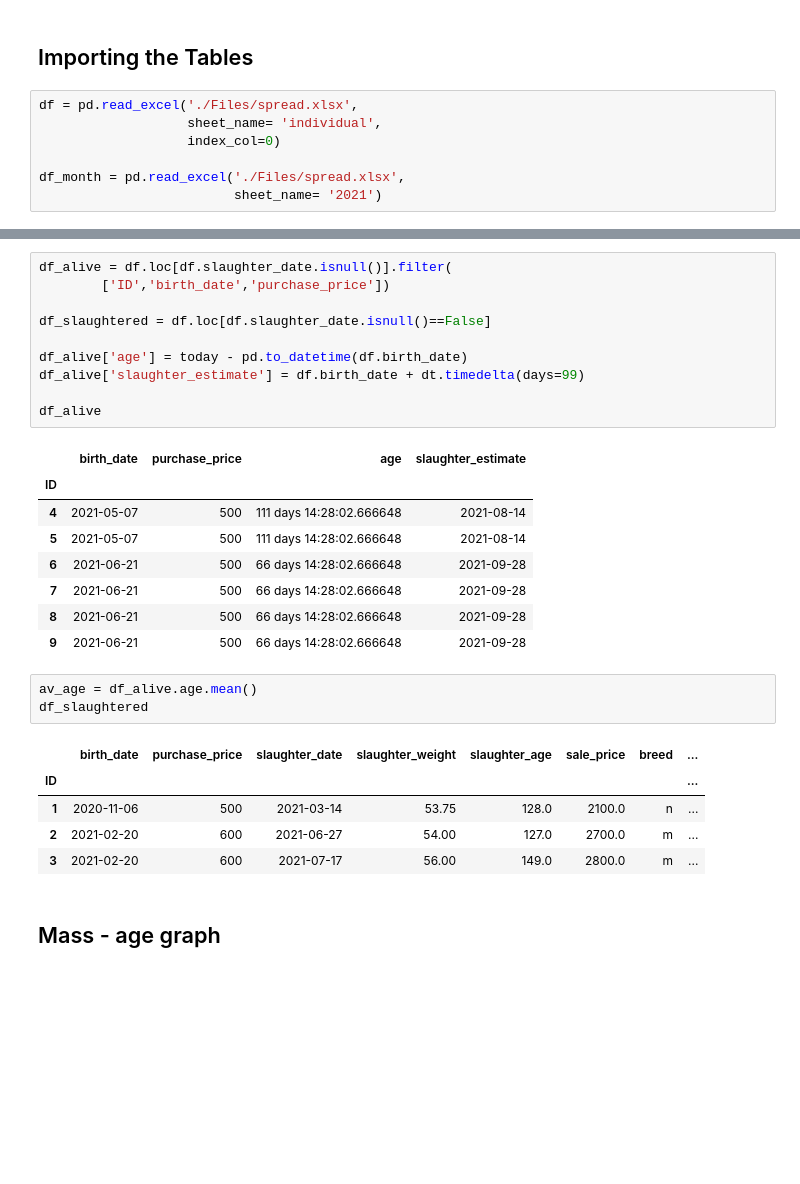
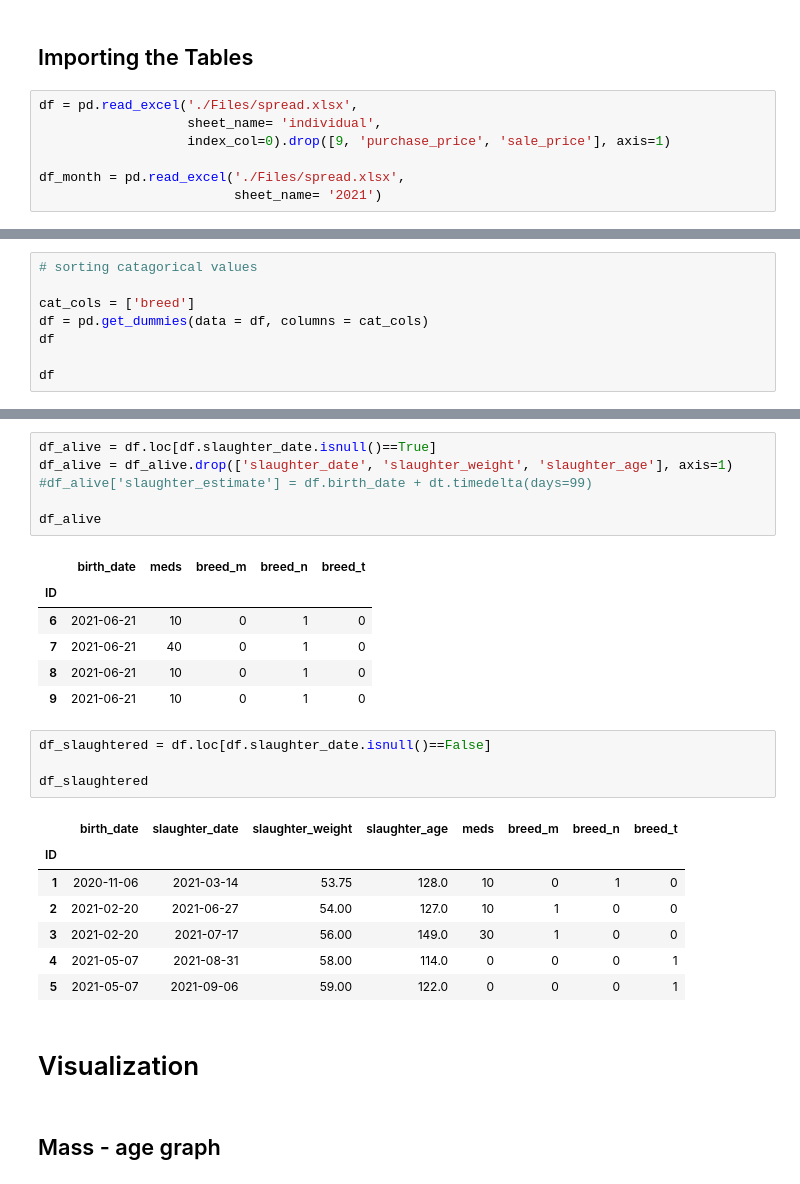
Before and after one commit to bayankhosi/FarmProgram, a Jupyter notebook: test.ipynb, the cells around one changed output, grey strips where cells are left out. Drawn from its saved outputs; the diff is of its cells as text; blank space fills up the shorter version.

```diff
--- a/test.ipynb
+++ b/test.ipynb
@@ -18,7 +18,7 @@ today = dt.datetime.now()
 # %%
 df = pd.read_excel('./Files/spread.xlsx',
                    sheet_name= 'individual',
-                   index_col=0)
+                   index_col=0).drop([9, 'purchase_price', 'sale_price'], axis=1)
 
 df_month = pd.read_excel('./Files/spread.xlsx',
                          sheet_name= '2021')
@@ -38,0 +25,8 @@ df
+# %%
+# sorting catagorical values
+
+cat_cols = ['breed']
+df = pd.get_dummies(data = df, columns = cat_cols)
+df
+
+df
@@ -39,31 +45,30 @@ df
 # %%
-df_alive = df.loc[df.slaughter_date.isnull()].filter(
-        ['ID','birth_date','purchase_price'])
-
-df_slaughtered = df.loc[df.slaughter_date.isnull()==False]
-
-df_alive['age'] = today - pd.to_datetime(df.birth_date)
-df_alive['slaughter_estimate'] = df.birth_date + dt.timedelta(days=99)
+df_alive = df.loc[df.slaughter_date.isnull()==True]
+df_alive = df_alive.drop(['slaughter_date', 'slaughter_weight', 'slaughter_age'], axis=1)
+#df_alive['slaughter_estimate'] = df.birth_date + dt.timedelta(days=99)
 
 df_alive
 # %% [output]
-|  | birth_date | purchase_price | age | slaughter_estimate |
-| ID |  |  |  |  |
-| 4 | 2021-05-07 | 500 | 111 days 14:28:02.666648 | 2021-08-14 |
-| 5 | 2021-05-07 | 500 | 111 days 14:28:02.666648 | 2021-08-14 |
-| 6 | 2021-06-21 | 500 | 66 days 14:28:02.666648 | 2021-09-28 |
-| 7 | 2021-06-21 | 500 | 66 days 14:28:02.666648 | 2021-09-28 |
-| 8 | 2021-06-21 | 500 | 66 days 14:28:02.666648 | 2021-09-28 |
-| 9 | 2021-06-21 | 500 | 66 days 14:28:02.666648 | 2021-09-28 |
+|  | birth_date | meds | breed_m | breed_n | breed_t |
+| ID |  |  |  |  |  |
+| 6 | 2021-06-21 | 10 | 0 | 1 | 0 |
+| 7 | 2021-06-21 | 40 | 0 | 1 | 0 |
+| 8 | 2021-06-21 | 10 | 0 | 1 | 0 |
+| 9 | 2021-06-21 | 10 | 0 | 1 | 0 |
-# %%
-av_age = df_alive.age.mean()
-df_slaughtered
-# %% [output]
-|  | birth_date | purchase_price | slaughter_date | slaughter_weight | slaughter_age | sale_price | breed | ... |
-| ID |  |  |  |  |  |  |  | ... |
-| 1 | 2020-11-06 | 500 | 2021-03-14 | 53.75 | 128.0 | 2100.0 | n | ... |
-| 2 | 2021-02-20 | 600 | 2021-06-27 | 54.00 | 127.0 | 2700.0 | m | ... |
-| 3 | 2021-02-20 | 600 | 2021-07-17 | 56.00 | 149.0 | 2800.0 | m | ... |
+# %%
+df_slaughtered = df.loc[df.slaughter_date.isnull()==False]
+
+df_slaughtered
+# %% [output]
+|  | birth_date | slaughter_date | slaughter_weight | slaughter_age | meds | breed_m | breed_n | breed_t |
+| ID |  |  |  |  |  |  |  |  |
+| 1 | 2020-11-06 | 2021-03-14 | 53.75 | 128.0 | 10 | 0 | 1 | 0 |
+| 2 | 2021-02-20 | 2021-06-27 | 54.00 | 127.0 | 10 | 1 | 0 | 0 |
+| 3 | 2021-02-20 | 2021-07-17 | 56.00 | 149.0 | 30 | 1 | 0 | 0 |
+| 4 | 2021-05-07 | 2021-08-31 | 58.00 | 114.0 | 0 | 0 | 0 | 1 |
+| 5 | 2021-05-07 | 2021-09-06 | 59.00 | 122.0 | 0 | 0 | 0 | 1 |
+# %% [markdown]
+# Visualization
 # %% [markdown]
 ## Mass - age graph
 # %%
```
Also changed, not shown: parts of 21 cells of this notebook, 4 other files.
